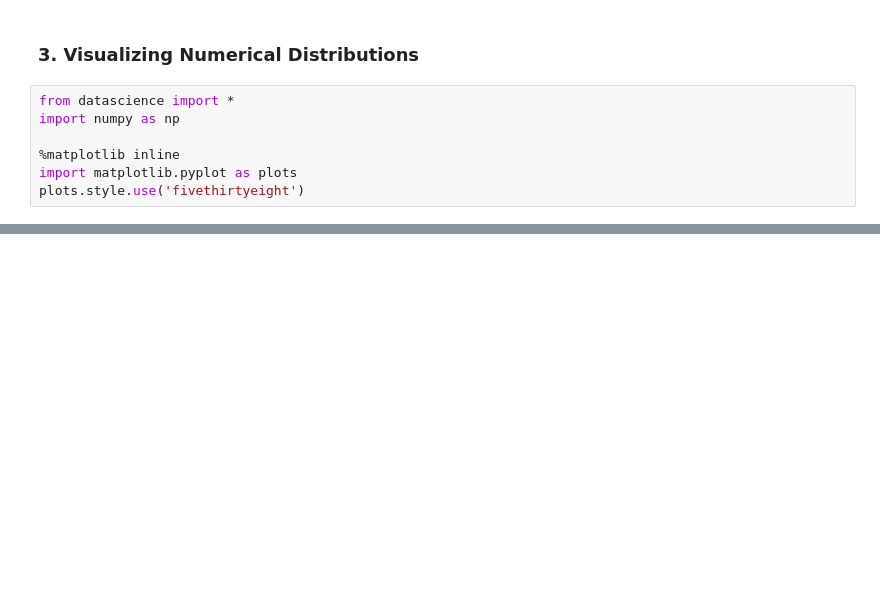
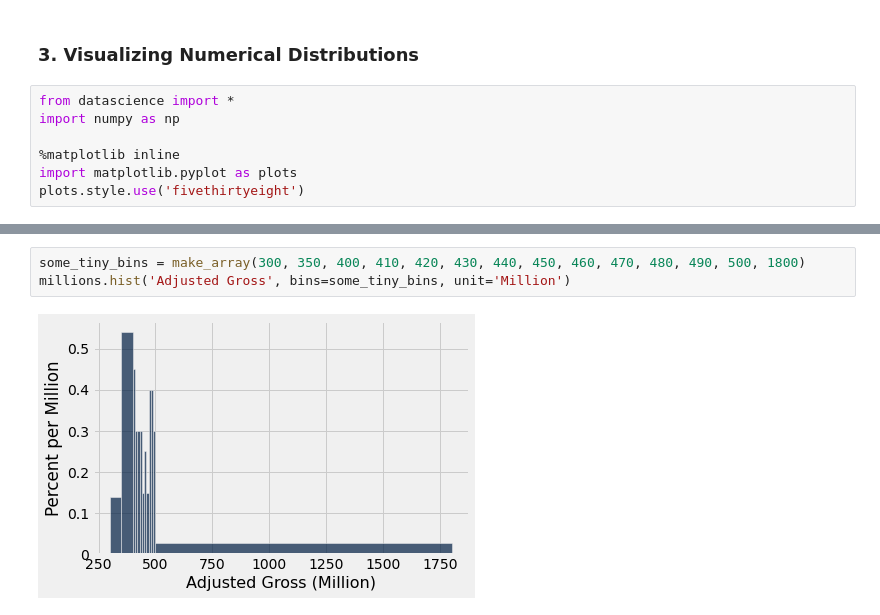
Before and after one commit to Matthew-HMS/Datascience101, a Jupyter notebook: Visualization.ipynb, the cells around one changed output, grey strips where cells are left out. Cells and saved outputs as stored; diff of their text form; blank space fills up the shorter version.

```diff
--- a/Visualization.ipynb
+++ b/Visualization.ipynb
@@ -179,0 +295,5 @@ plots.style.use('fivethirtyeight')
+# %%
+some_tiny_bins = make_array(300, 350, 400, 410, 420, 430, 440, 450, 460, 470, 480, 490, 500, 1800)
+millions.hist('Adjusted Gross', bins=some_tiny_bins, unit='Million')
+# %% [output]
+[figure, added]
```
Also changed, not shown: parts of 13 cells of this notebook, 1 other file.
